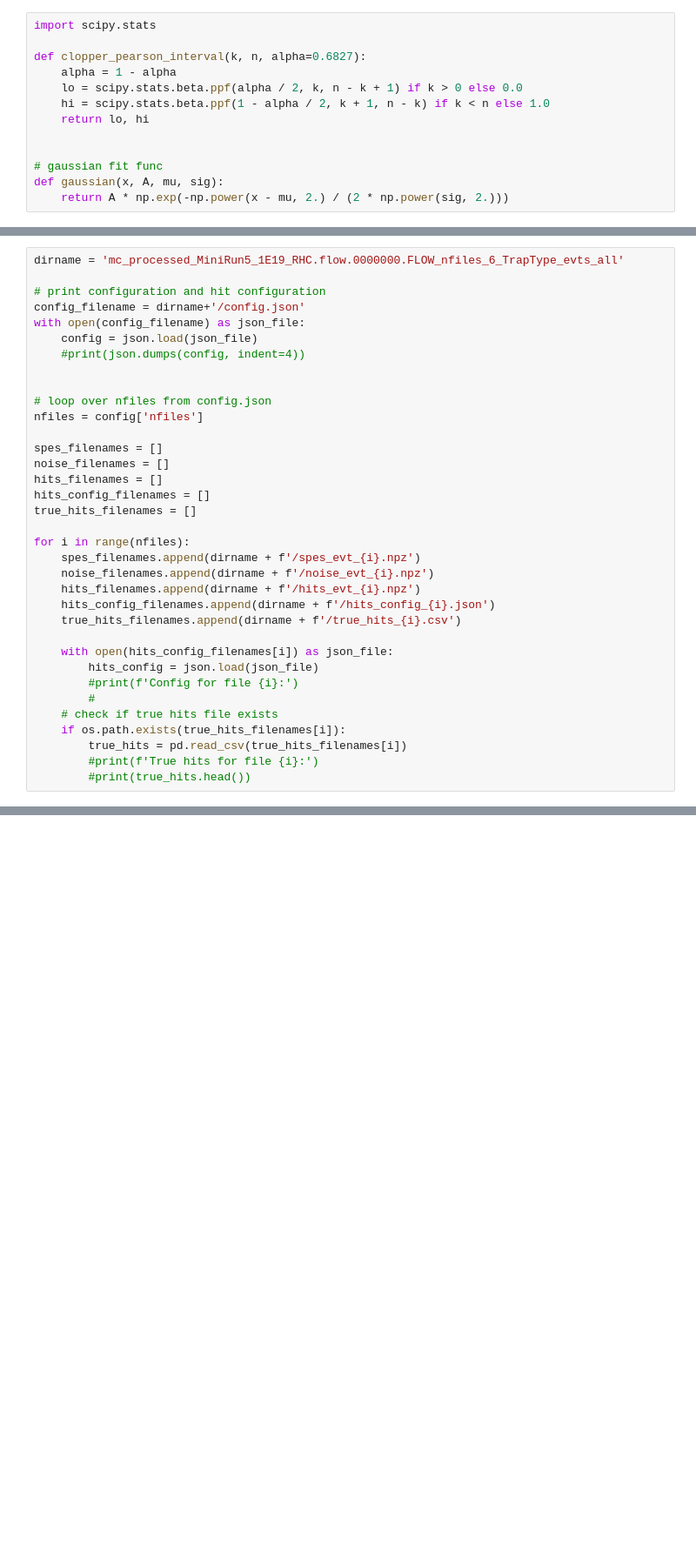
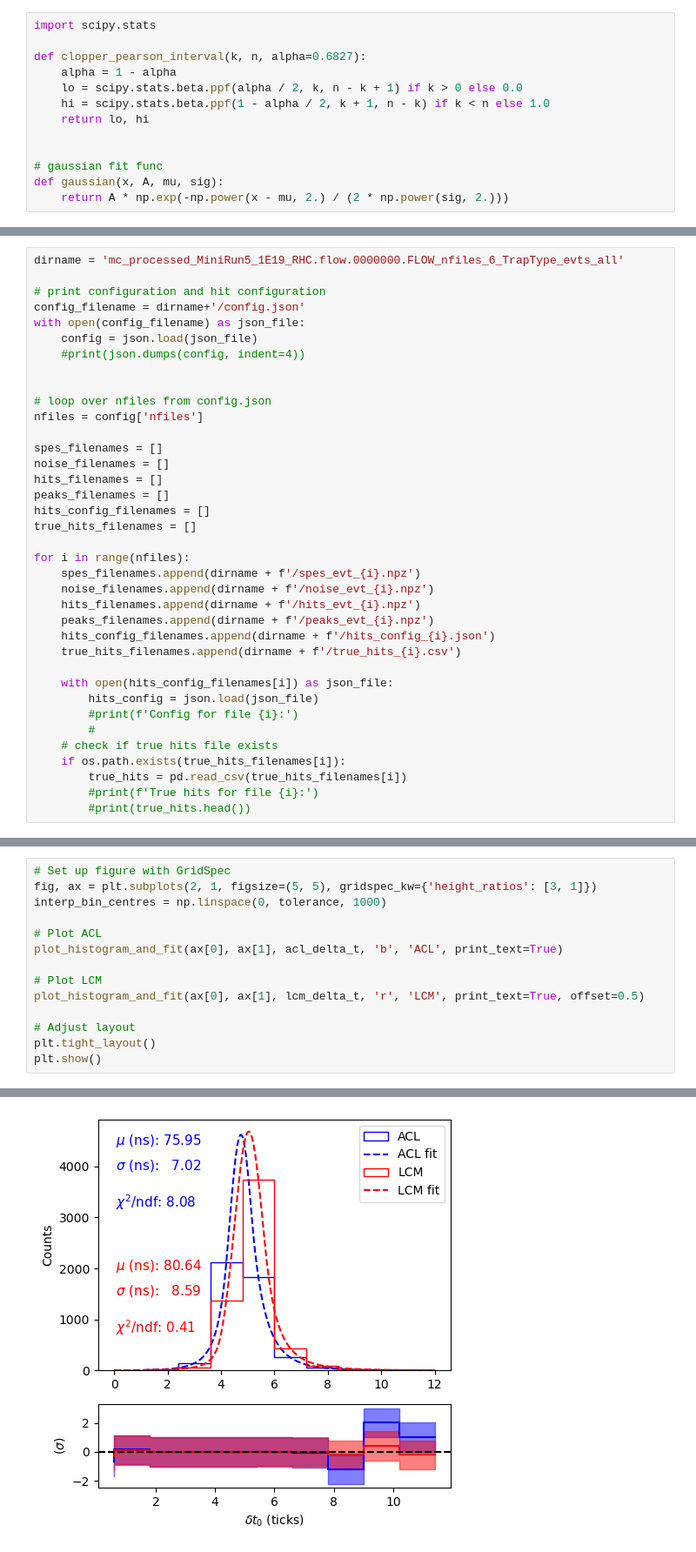
Before and after one commit to jvmead/lrs_sanity_check, a Jupyter notebook: wvfm_plotting_mc_nfiles.ipynb, the cells around one changed output, grey strips where cells are left out. Shown at 87% size. Cells and saved outputs as stored; diff of their text form; blank space fills up the shorter version.

```diff
--- a/wvfm_plotting_mc_nfiles.ipynb
+++ b/wvfm_plotting_mc_nfiles.ipynb
@@ -54,6 +72,7 @@ nfiles = config['nfiles']
 spes_filenames = []
 noise_filenames = []
 hits_filenames = []
+peaks_filenames = []
 hits_config_filenames = []
 true_hits_filenames = []
 
@@ -61,6 +80,7 @@ for i in range(nfiles):
     spes_filenames.append(dirname + f'/spes_evt_{i}.npz')
     noise_filenames.append(dirname + f'/noise_evt_{i}.npz')
     hits_filenames.append(dirname + f'/hits_evt_{i}.npz')
+    peaks_filenames.append(dirname + f'/peaks_evt_{i}.npz')
     hits_config_filenames.append(dirname + f'/hits_config_{i}.json')
     true_hits_filenames.append(dirname + f'/true_hits_{i}.csv')
 
@@ -250,0 +595,15 @@ print(f'LCM Fake Rate: {lcm_fake_rate:.2f} + {1 - lcm_fake_rate_err[0] - lcm_fak
+# %%
+# Set up figure with GridSpec
+fig, ax = plt.subplots(2, 1, figsize=(5, 5), gridspec_kw={'height_ratios': [3, 1]})
+interp_bin_centres = np.linspace(0, tolerance, 1000)
+
+# Plot ACL
+plot_histogram_and_fit(ax[0], ax[1], acl_delta_t, 'b', 'ACL', print_text=True)
+
+# Plot LCM
+plot_histogram_and_fit(ax[0], ax[1], lcm_delta_t, 'r', 'LCM', print_text=True, offset=0.5)
+
+# Adjust layout
+plt.tight_layout()
+plt.show()
+# %% [output]
@@ -251,3 +624,4 @@ print(f'LCM Fake Rate: {lcm_fake_rate:.2f} + {1 - lcm_fake_rate_err[0] - lcm_fak
+[figure, added]
 # %%
 # Initialize totals for ArClight (ACL) and LCM
 totals = {
```
Also changed, not shown: parts of 14 cells of this notebook, 1 other file.
